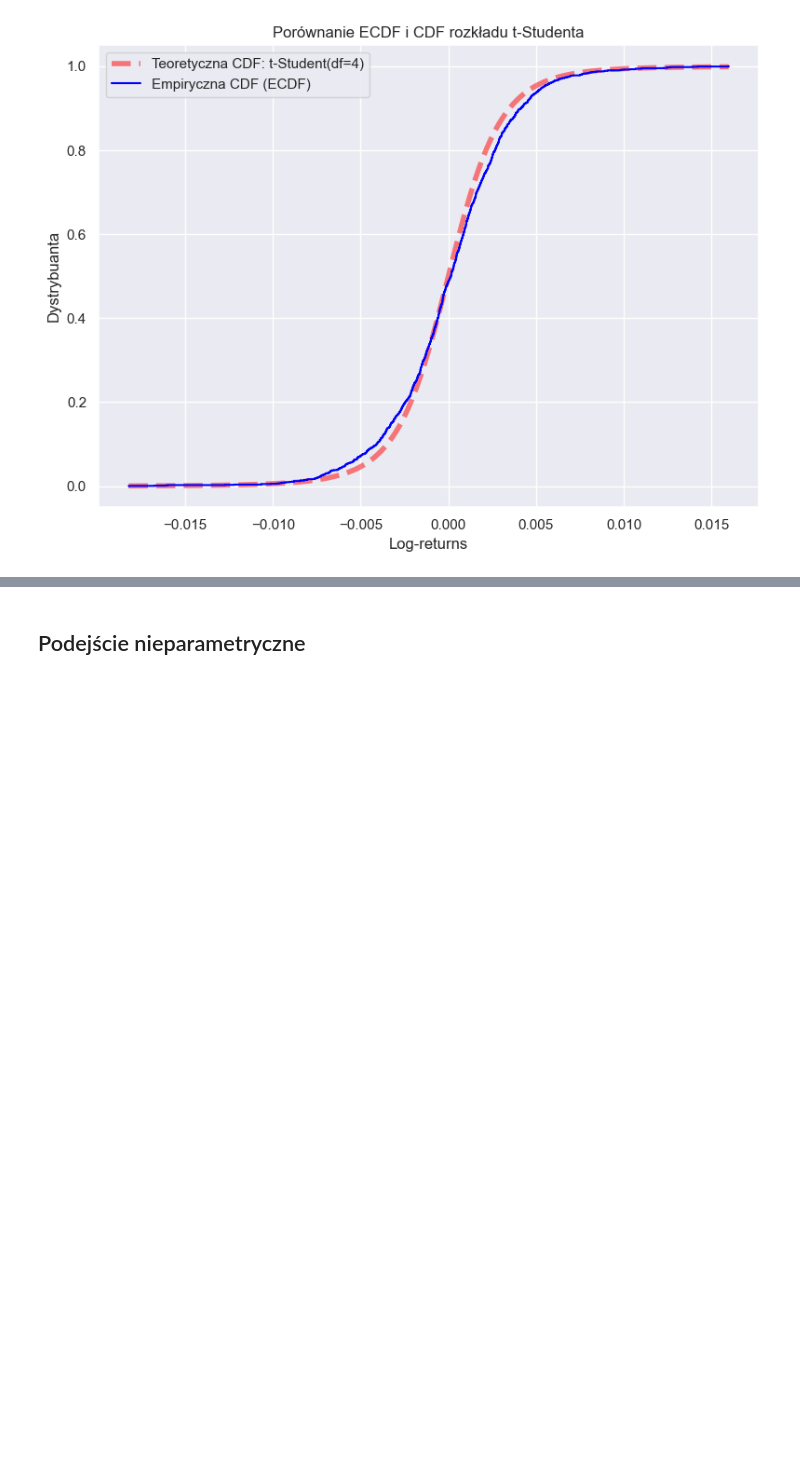
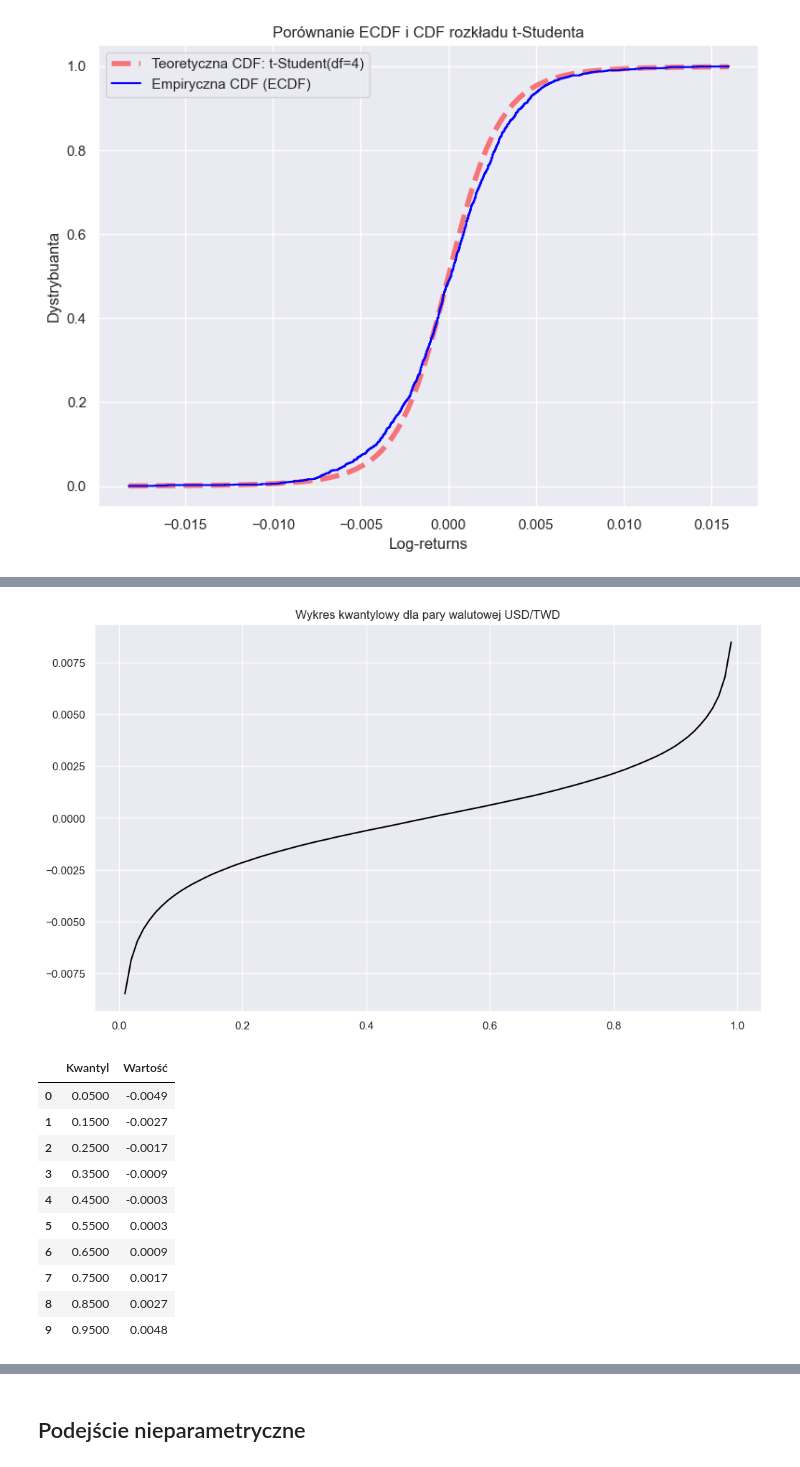
Before and after one commit to mathieuboro/nvidia_risk_management, a Jupyter notebook: kurs.ipynb, the cells around one changed output, grey strips where cells are left out. Cells and saved outputs as stored; diff of their text form; code cells hidden in the pictures; blank space fills up the shorter version.

```diff
--- a/kurs.ipynb
+++ b/kurs.ipynb
@@ -147,3 +147,16 @@ def parametry(X):
     return data
 
 N = 100000
+# %%
+def kwantyle(df, title, levels_df=[0.05, 0.15, 0.25, 0.35, 0.45, 0.55, 0.65, 0.75, 0.85, 0.95]):
+    # wykres
+    levels = np.arange(0.01, 1, 0.01)
+    q = np.quantile(df, levels)
+    sns.lineplot(x=levels, y=q, color = 'black')
+    plt.title(f'Wykres kwantylowy dla {title}')
+    plt.show()
+
+    # tabela z wynikami
+    q = np.quantile(df, levels_df)
+    data = pd.DataFrame({'Kwantyl':levels_df, 'Wartość':q})
+    return data
@@ -295,0 +313,15 @@ parametry(simulated_data)
+# %%
+kwantyle(simulated_data, 'pary walutowej USD/TWD')
+# %% [output]
+[figure, added]
+|  | Kwantyl | Wartość |
+| 0 | 0.0500 | -0.0049 |
+| 1 | 0.1500 | -0.0027 |
+| 2 | 0.2500 | -0.0017 |
+| 3 | 0.3500 | -0.0009 |
+| 4 | 0.4500 | -0.0003 |
+| 5 | 0.5500 | 0.0003 |
+| 6 | 0.6500 | 0.0009 |
+| 7 | 0.7500 | 0.0017 |
+| 8 | 0.8500 | 0.0027 |
+| 9 | 0.9500 | 0.0048 |
```
Also changed, not shown: parts of 5 cells of this notebook.
